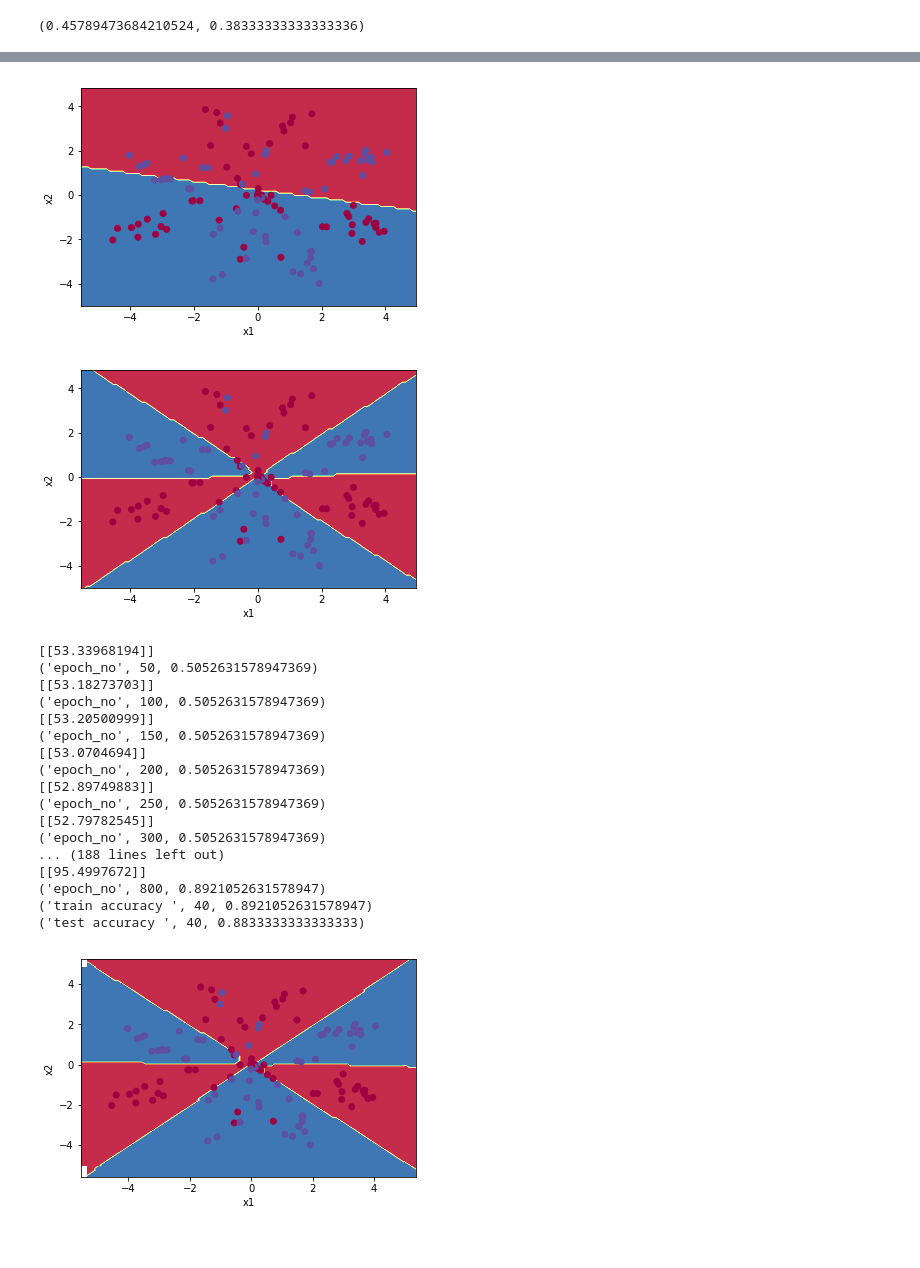
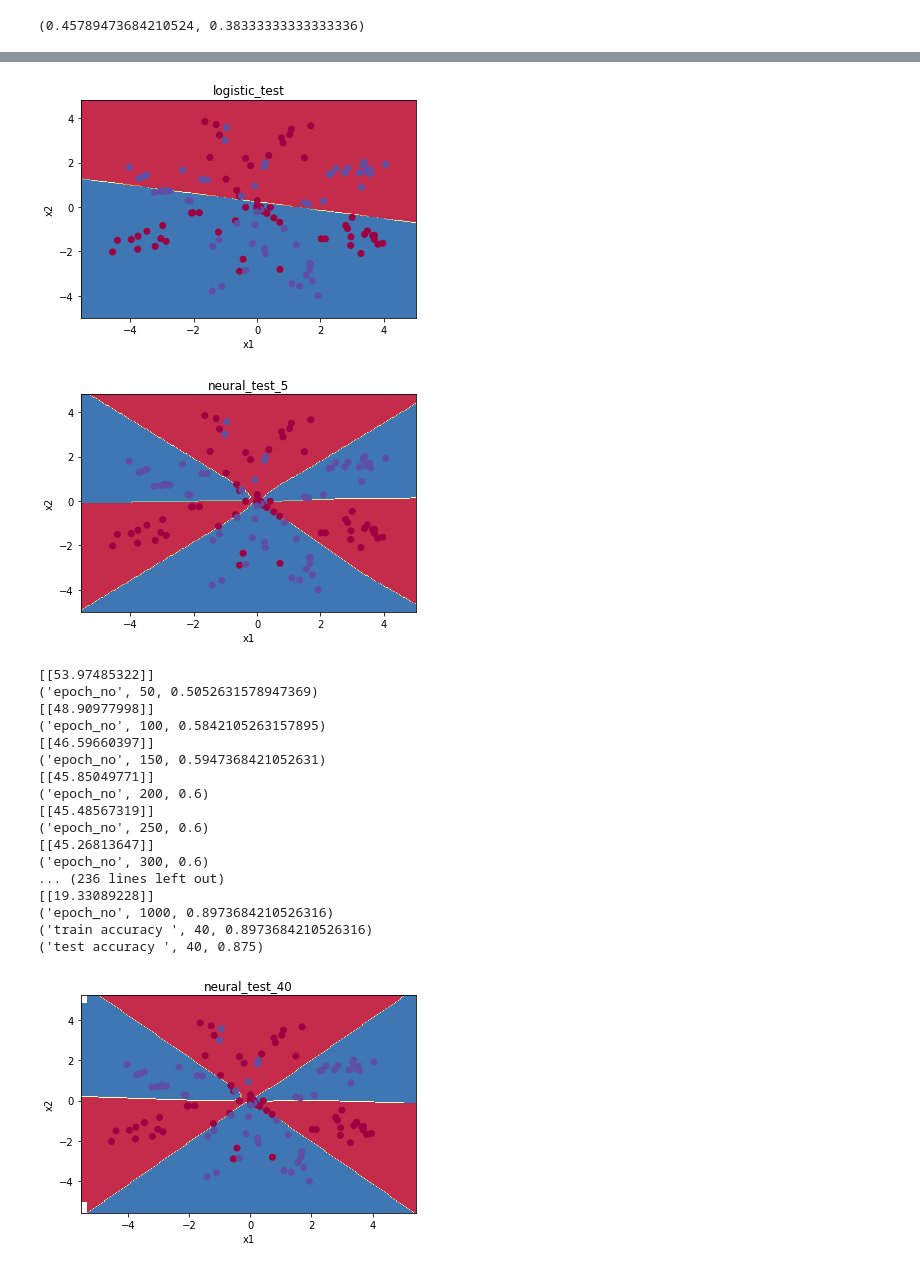
Before and after one commit to saketdingliwal/Decision-Tree, a Jupyter notebook: src/Neural.ipynb, the cells around one changed output, grey strips where cells are left out. Cells and saved outputs as stored; diff of their text form; code cells hidden in the pictures.

```diff
--- a/src/Neural.ipynb
+++ b/src/Neural.ipynb
@@ -101,11 +101,12 @@ class architecture:
                     final_o = o_js_list[len(self.hl)]
                     error_here += (0.5) * np.matmul(np.transpose(inp_y-final_o),(inp_y-final_o))
                     for j in range(len(self.wt_list)):
-                        self.wt_list[j] -= (learn_rate * self.delta_wt[j])
+                        self.wt_list[j] -= ((learn_rate) * self.delta_wt[j])
                 else:
                     continue
             iterr +=1
             if (abs(error_old-error_here) < stopping) and (not iterr==0):
+                print (error_old,error_here)
                 return
             error_old = error_here
             if iterr%50 == 0:
@@ -135,10 +136,9 @@ class architecture:
         return (accur)
     def predict(self,X):
         y = []
-        for i in range(len(X)):
-            out = self.o_js(X[i])
-            y.append(self.output_single(out))
-        predicted_y = self.output(y)
+        out = self.o_js(X)
+        last_elem = out[len(self.hl)]
+        predicted_y = self.output(last_elem)
         return np.asarray(predicted_y)
 # %%
 X = np.genfromtxt('../dataset/toy_trainX.csv',delimiter = ',') # list of training example vectors
@@ -153,5 +153,5 @@ print (bef_acc)
 # %% [output]
 0.505263157895
 # %%
-toy_train.train(X,Y,400,0.1,1,0)
+toy_train.train(X,Y,500,0.1,1,0)
 # %% [output]
@@ -217,7 +221,7 @@ def plot_decision_boundary(model, X, y,name):
     # Set min and max values and give it some padding
     x_min, x_max = X[:, 0].min() - 1, X[:, 0].max() + 1
     y_min, y_max = X[:, 1].min() - 1, X[:, 1].max() + 1
-    h = 0.1
+    h = 0.05
     # Generate a grid of points with distance h between them
     xx, yy = np.meshgrid(np.arange(x_min, x_max, h), np.arange(y_min, y_max, h))
     # Predict the function value for the whole grid
@@ -225,6 +229,7 @@ def plot_decision_boundary(model, X, y,name):
     Z = Z.reshape(xx.shape)
     # Plot the contour and training examples
     plt.contourf(xx, yy, Z, cmap=plt.cm.Spectral)
+    plt.title(name)
     plt.ylabel('x2')
     plt.xlabel('x1')
     plt.scatter(X[:, 0], X[:, 1], c=y, cmap=plt.cm.Spectral)
@@ -240,41 +245,41 @@ plot_decision_boundary(lambda x:toy_train.predict(x),X,Y,"neural_train_5")
 # %%
 plot_decision_boundary(lambda x:logisticRegr.predict(x),test_X,test_Y,"logistic_test")
 # %% [output]
-[figure, old version]
+[figure, new version]
 # %%
 plot_decision_boundary(lambda x:toy_train.predict(x),test_X,test_Y,"neural_test_5")
 # %% [output]
-[figure, old version]
+[figure, new version]
 # %%
 units = [1,2,3,10,20,40]
 # %%
 for i in range(len(units)):
     toy_train = architecture(2,[units[i]],len(X),0,0)
-    toy_train.train(X,Y,800,0.1,1,0)
+    toy_train.train(X,Y,1000,0.1,1,0)
     aft_acc = toy_train.accuracy(X,Y)
     print ("train accuracy ", units[i],aft_acc)
     test_accur = toy_train.accuracy(test_X,test_Y)
     print ("test accuracy ", units[i],test_accur)
     plot_decision_boundary(lambda x:toy_train.predict(x),X,Y,"neural_train_"+(str)(units[i]))
     plot_decision_boundary(lambda x:toy_train.predict(x),test_X,test_Y,"neural_test_"+(str)(units[i]))
 # %% [output]
-[[53.33968194]]
+[[53.97485322]]
 ('epoch_no', 50, 0.5052631578947369)
-[[53.18273703]]
-('epoch_no', 100, 0.5052631578947369)
-[[53.20500999]]
-('epoch_no', 150, 0.5052631578947369)
-[[53.0704694]]
-('epoch_no', 200, 0.5052631578947369)
-[[52.89749883]]
-('epoch_no', 250, 0.5052631578947369)
-[[52.79782545]]
-('epoch_no', 300, 0.5052631578947369)
-... (188 lines left out)
-[[95.4997672]]
-('epoch_no', 800, 0.8921052631578947)
-('train accuracy ', 40, 0.8921052631578947)
-('test accuracy ', 40, 0.8833333333333333)
+[[48.90977998]]
+('epoch_no', 100, 0.5842105263157895)
+[[46.59660397]]
+('epoch_no', 150, 0.5947368421052631)
+[[45.85049771]]
+('epoch_no', 200, 0.6)
+[[45.48567319]]
+('epoch_no', 250, 0.6)
+[[45.26813647]]
+('epoch_no', 300, 0.6)
+... (236 lines left out)
+[[19.33089228]]
+('epoch_no', 1000, 0.8973684210526316)
+('train accuracy ', 40, 0.8973684210526316)
+('test accuracy ', 40, 0.875)
-[figure, old version]
+[figure, new version]
 # %%
 toy_train = architecture(2,[5,5],len(X),0,0)
```
Also changed, not shown: parts of 11 cells of this notebook, 27 other files.
